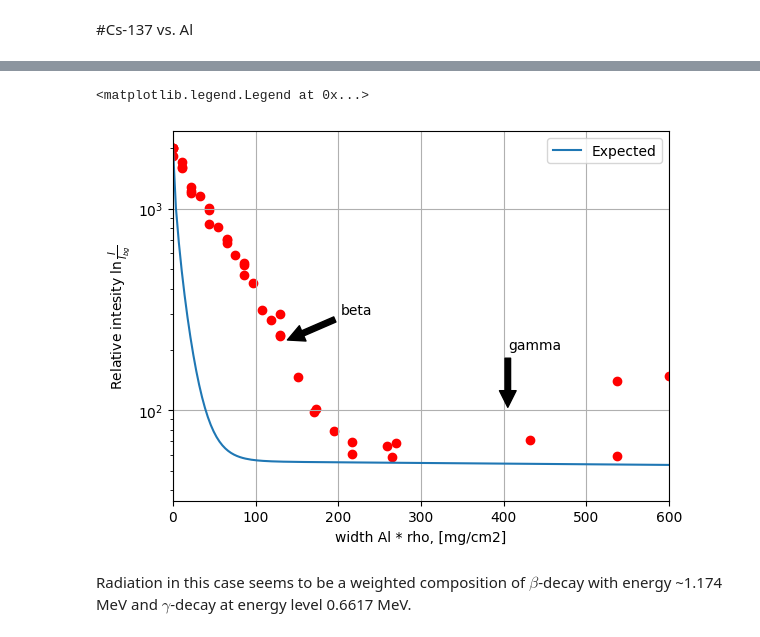
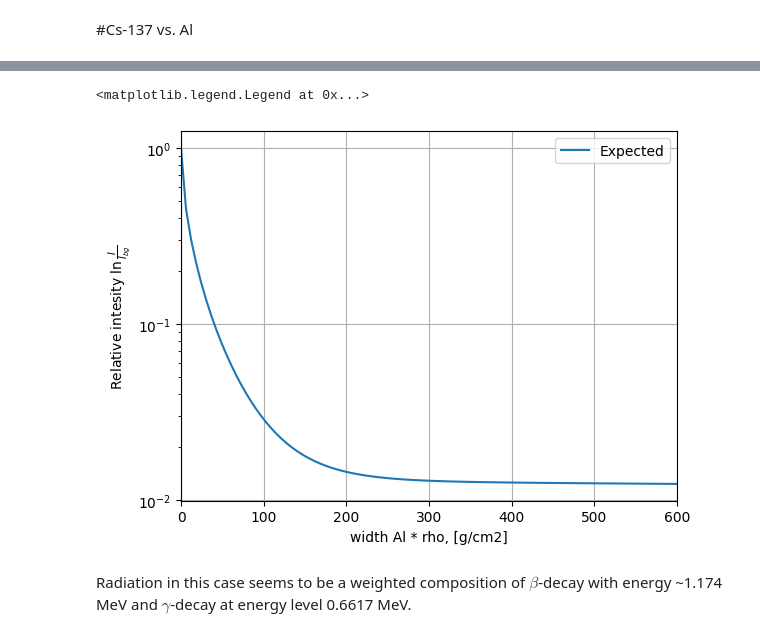
Before and after one commit to evgeny-kolonsky/Lab4, a Jupyter notebook: NU/Attenuation_model.ipynb, the cells around one changed output, grey strips where cells are left out. Saved outputs shown, nothing was run; the diff lists cells and outputs as text; code cells hidden in the pictures.

Commit message:
v.0.1.9 mu_rho coordinates

```diff
--- a/NU/Attenuation_model.ipynb
+++ b/NU/Attenuation_model.ipynb
@@ -367,7 +441,7 @@ def zero_spectrum():
 
 
 def beta_spectrum(Emax):
-  Emid = Emax * 0.8 # intensity maximum energy coordinate
+  Emid = Emax * 0.2 # intensity maximum energy coordinate
   I  = zero_spectrum()
   mask = Espace >= Emid
   I[mask] =  (1 - Espace[mask]/Emax) * Emax / (Emax - Emid) # rude approximation by lines
@@ -410,4 +484,4 @@ rho = 11.35 # Pb density g/cm3
 I0_beta = beta_spectrum(0.31)
 I0_gamma = zero_spectrum()
 I0_gamma += gamma_spectrum(1.173)
-I0_gamma += gamma_spectrum(1.332)
+#I0_gamma += gamma_spectrum(1.332)
@@ -586,50 +744,41 @@ mu_spectrum_gamma = mu_interpolate(Espace, material=material, rays='gamma')
 # %%
+
+
+I0_beta  = zero_spectrum()
+I0_beta += beta_spectrum(0.512)
+I0_beta += beta_spectrum(1.174)
+I0_gamma = zero_spectrum()
+I0_gamma += gamma_spectrum(0.6617)
+
+mu_spectrum_beta = mu_interpolate(Espace, material=material, rays='beta')
+mu_spectrum_gamma = mu_interpolate(Espace, material=material, rays='gamma')
+
 total_beta = np.array([])
 total_gamma = np.array([])
-depths = np.linspace(0, depth_max, 1000)
-for depth in depths:
-  s = np.sum(I0_gamma * np.exp(- mu_spectrum_gamma * depth * rho) )
+drs = np.linspace(0, 0.6, 100)
+for depth in drs:
+  s = np.sum(I0_gamma * np.exp(- mu_spectrum_gamma * depth) )
   total_gamma = np.append(total_gamma, s )
-  s = np.sum(I0_beta * np.exp(- mu_spectrum_beta * depth * rho) )
+  s = np.sum(I0_beta * np.exp(- mu_spectrum_beta * depth) )
   total_beta = np.append(total_beta, s )
 
-weight_beta = 0.1 #  beta weight
-weight_gamma = 1 # gamma weight
+weight_beta = 1 #  beta weight
+weight_gamma = 10 # gamma weight
 total_intensity = total_beta * weight_beta + total_gamma * weight_gamma
 total_intensity /= total_intensity[0]
 #plt.plot(depths, total_beta , label='Expected beta')
 #plt.plot(depths, total_gamma, label='Expected gamma')
-plt.plot(rho * depths * 1e3, 2000 * total_intensity, label='Expected')
-
-
-# station 1
-# Cs-137_5
-# label down
-URL = 'https://raw.githubusercontent.com/tphlabs/data/main/Lab4_Nuclear/2023_12_28/'
-for num in [5, 'x', 1]:
-  filename = f'Cs-137_{num}.txt'
-  data = np.genfromtxt(URL+ filename)
-  d, counts, time = data.T
-  d *= 1e-1 # mm -> cm
-  delta = 1/np.sqrt(counts) # relative error
-  I = counts / time
-  I_rel = I / np.max(I) # relative
-  I_err = delta * I_rel
-  log_I_rel = I_err / I_rel # error of log
-
-  plt.scatter(rho * d * 1e3, 2000* I_rel, color='red')
+plt.plot(drs *1e3, total_intensity, label='Expected')
 
 plt.yscale('log')
-plt.xlabel('width Al * rho, [mg/cm2]')
+plt.xlabel('width Al * rho, [g/cm2]')
 plt.ylabel(r'Relative intesity $\ln \frac{I}{I_{bg}}$')
-plt.annotate('beta', (0.050*rho*1e3, 2000*0.11), xytext=(0.075*rho*1e3, 2000*0.15), arrowprops=dict(facecolor='black', shrink=0.05))
-plt.annotate('gamma', (0.150*rho*1e3, 2000* 0.05), xytext=(0.150*rho*1e3, 2000 *0.1), arrowprops=dict(facecolor='black', shrink=0.05))
 plt.grid()
 plt.xlim(0, 600)
 plt.legend()
 # %% [output]
 <matplotlib.legend.Legend at 0x...>
-[figure, old version]
+[figure, new version]
 # %% [markdown]
 Radiation in this case seems to be a weighted composition of $\beta$-decay with energy ~1.174 MeV and $\gamma$-decay at energy level 0.6617 MeV.
 # %% [markdown]
```
Also changed, not shown: parts of 16 cells of this notebook.
